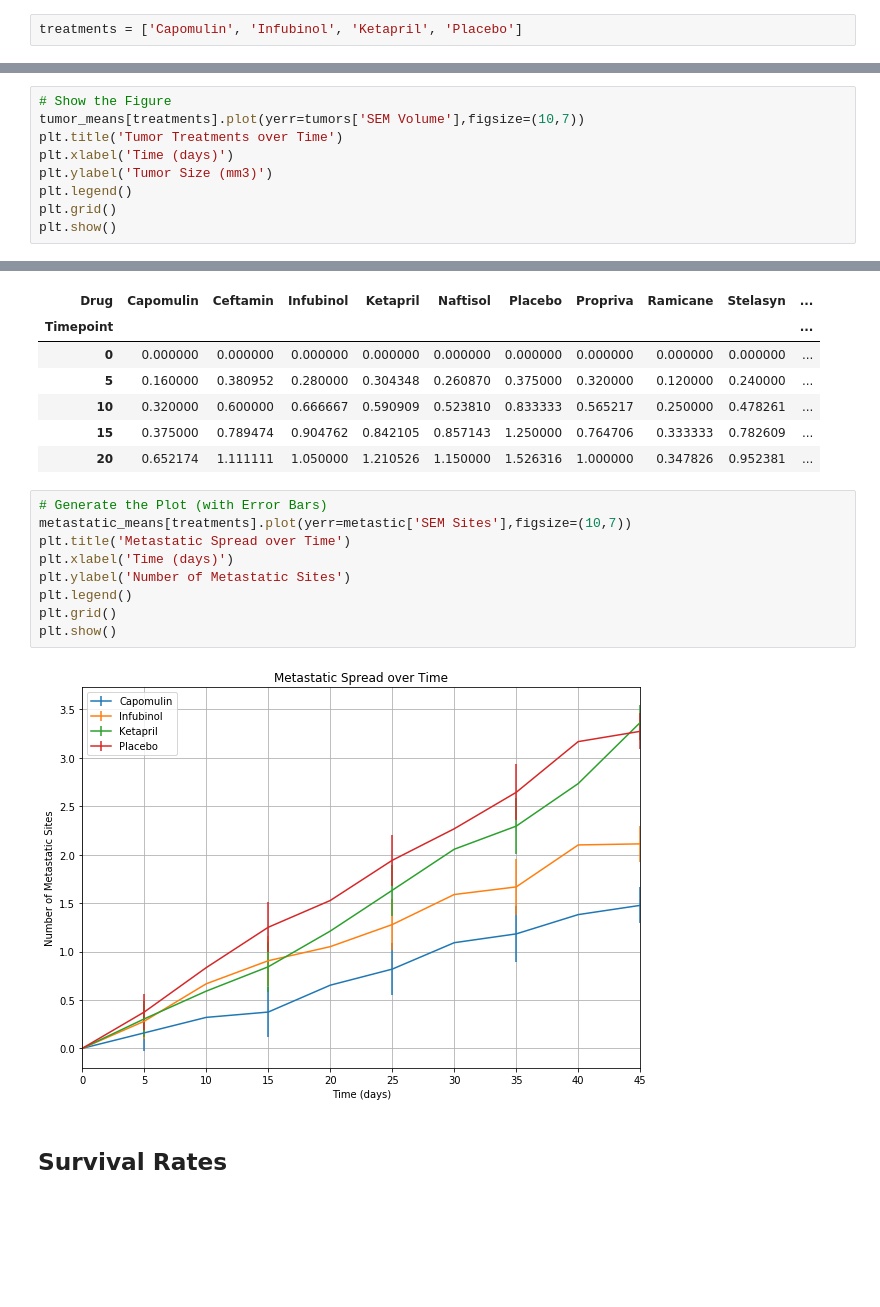
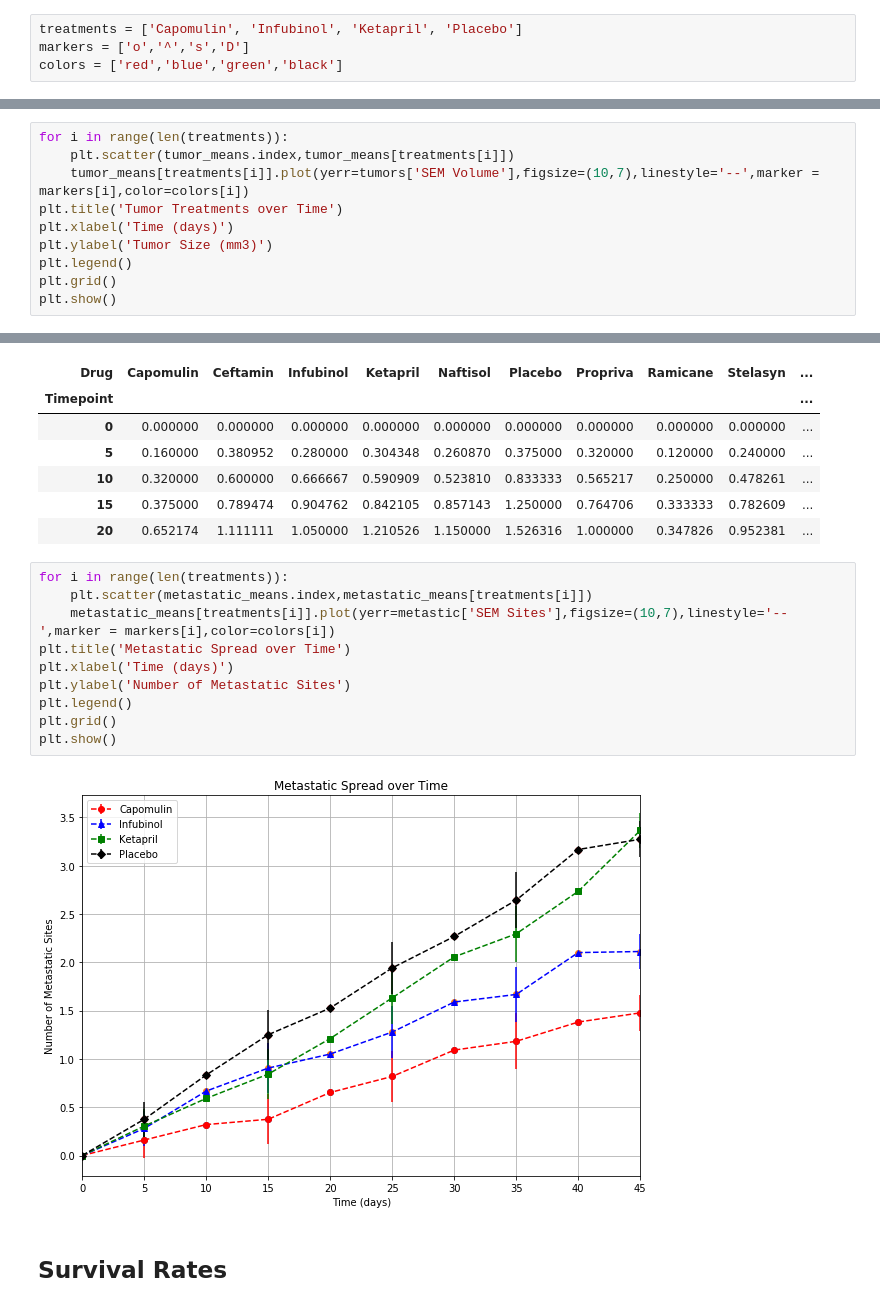
Before and after one commit to JansenKat/matplotlib-challenge, a Jupyter notebook: Pymaceuticals/pymaceuticals_starter.ipynb, the cells around one changed output, grey strips where cells are left out. Cells and saved outputs as stored; diff of their text form; blank space fills up the shorter version.

Commit message:
Graph % tumor change with color differences. Edit graphs for mean tumor volume and mean metastatic sites to include stylistic changes and scatter plots.

```diff
--- a/Pymaceuticals/pymaceuticals_starter.ipynb
+++ b/Pymaceuticals/pymaceuticals_starter.ipynb
@@ -11,6 +11,8 @@ import warnings
 warnings.filterwarnings('ignore')
 # %%
 treatments = ['Capomulin', 'Infubinol', 'Ketapril', 'Placebo']
+markers = ['o','^','s','D']
+colors = ['red','blue','green','black']
 # %%
 # File to Load (Remember to Change These)
 mouse_drug_data_to_load = os.path.join("data","mouse_drug_data.csv")
@@ -95,6 +93,7 @@ tumor_means
 # %%
-# Show the Figure
-tumor_means[treatments].plot(yerr=tumors['SEM Volume'],figsize=(10,7))
+for i in range(len(treatments)):
+    plt.scatter(tumor_means.index,tumor_means[treatments[i]])
+    tumor_means[treatments[i]].plot(yerr=tumors['SEM Volume'],figsize=(10,7),linestyle='--',marker = markers[i],color=colors[i])
 plt.title('Tumor Treatments over Time')
 plt.xlabel('Time (days)')
 plt.ylabel('Tumor Size (mm3)')
@@ -150,16 +158,17 @@ metastatic_means.head()
 | 15 | 0.375000 | 0.789474 | 0.904762 | 0.842105 | 0.857143 | 1.250000 | 0.764706 | 0.333333 | 0.782609 | ... |
 | 20 | 0.652174 | 1.111111 | 1.050000 | 1.210526 | 1.150000 | 1.526316 | 1.000000 | 0.347826 | 0.952381 | ... |
 # %%
-# Generate the Plot (with Error Bars)
-metastatic_means[treatments].plot(yerr=metastic['SEM Sites'],figsize=(10,7))
+for i in range(len(treatments)):
+    plt.scatter(metastatic_means.index,metastatic_means[treatments[i]])
+    metastatic_means[treatments[i]].plot(yerr=metastic['SEM Sites'],figsize=(10,7),linestyle='--',marker = markers[i],color=colors[i])
 plt.title('Metastatic Spread over Time')
 plt.xlabel('Time (days)')
 plt.ylabel('Number of Metastatic Sites')
 plt.legend()
 plt.grid()
 plt.show()
 # %% [output]
-[figure, old version]
+[figure, new version]
 # %% [markdown]
 ## Survival Rates
 # %%
```
Also changed, not shown: parts of 9 cells of this notebook.
